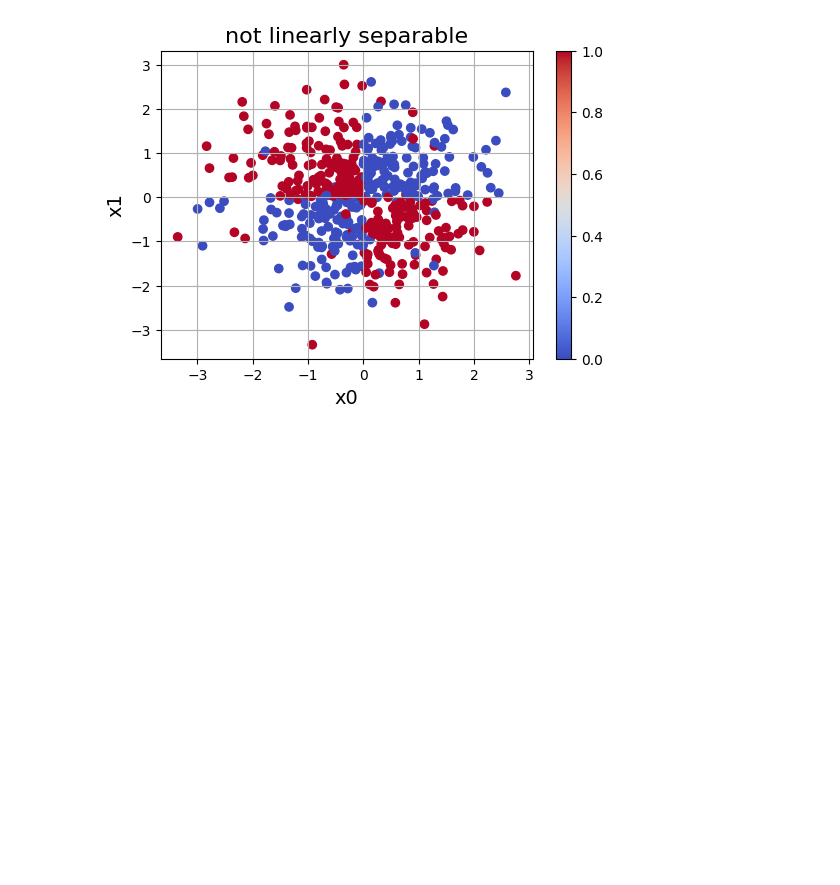
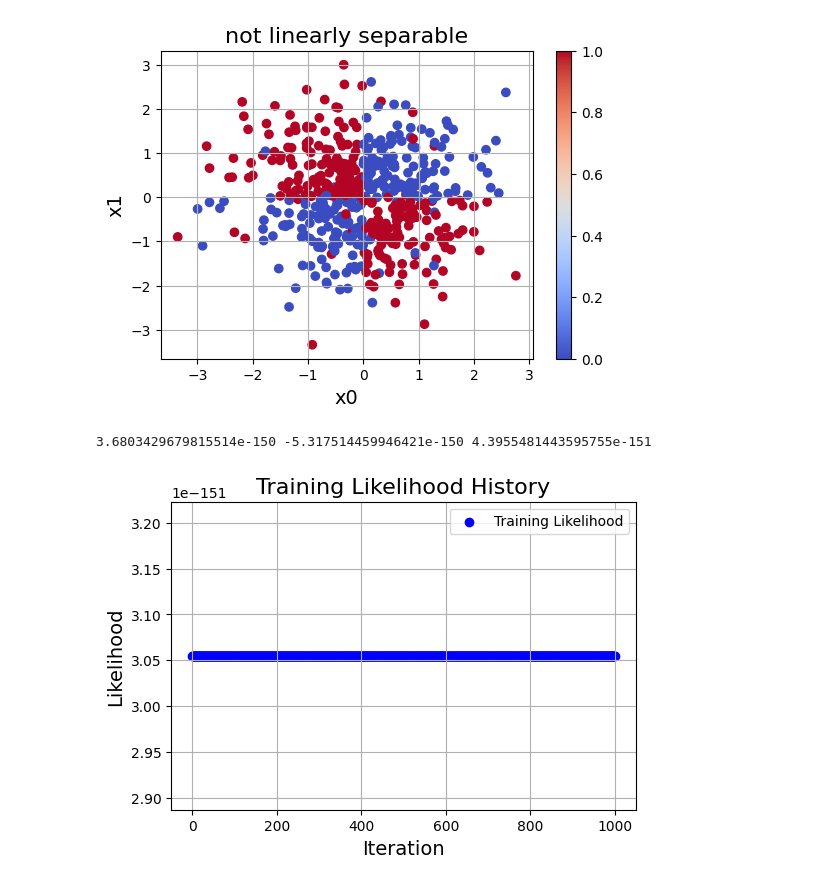
Before and after one commit to EinarJohannes/intro_ml_assignment_1, a Jupyter notebook: problem.ipynb, the cells around one changed output. Cells and saved outputs as stored; diff of their text form; code cells hidden in the pictures; blank space fills up the shorter version.

```diff
--- a/problem.ipynb
+++ b/problem.ipynb
@@ -247,11 +247,11 @@ test = data[data['split'] == 'test']
 # %% [markdown]
 ### Dataprep
 # %%
-x_train = train[["x0", "x1"]]
-y_train = train[["y"]]
+x_train = np.array(train[["x0", "x1"]])
+y_train = np.array(train["y"])
 
-x_test = test[["x0", "x1"]]
-y_test = test[["y"]]
+x_test = np.array(test[["x0", "x1"]])
+y_test = np.array(test["y"])
 # %%
 print(len(x_train))
 print(len(y_train))
@@ -278,3 +278,14 @@ plt.show()
 # ====================================
 # YOUR CODE GOES HERE
 # ====================================
+# %%
+lr = LogisticRegression(x_train = x_train, y_train = y_train, x_test = x_test, y_test = y_test)
+lr.fit()
+# %%
+print(lr.beta_0, lr.beta_1, lr.beta_2)
+# %% [output]
+3.6803429679815514e-150 -5.317514459946421e-150 4.3955481443595755e-151
+# %%
+lr.plot_training_loss_history() # Plot is difficult to interpret if we include the loss from first iterations of gradient descent
+# %% [output]
+[figure, added]
```
Also changed, not shown: parts of 7 cells of this notebook, 2 other files.
